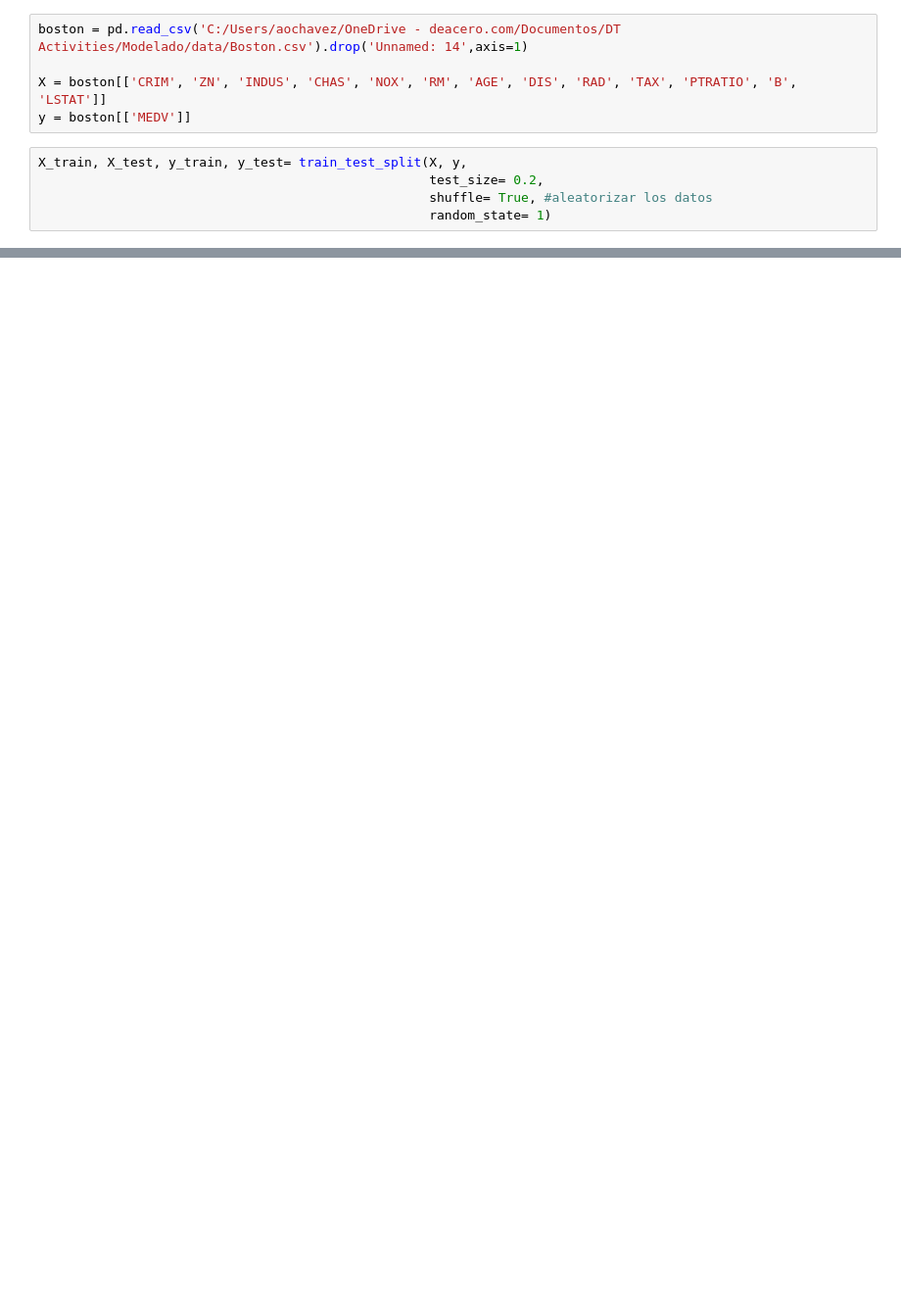
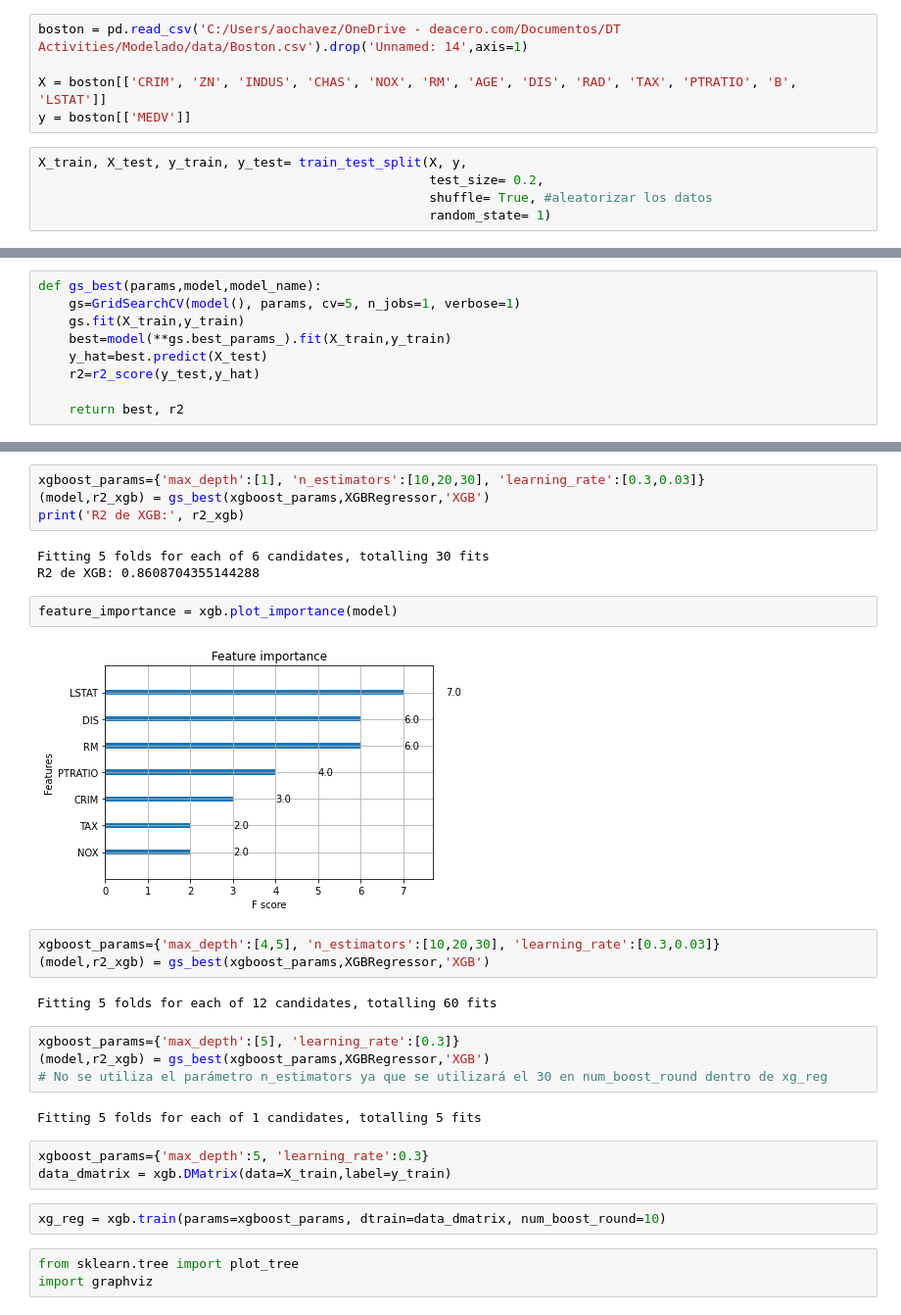
Before and after one commit to Aochavezw/Modelos, a Jupyter notebook: XGboost.ipynb, the cells around one changed output, grey strips where cells are left out. Shown: that part at 98% size. Drawn from its saved outputs; the diff is of its cells as text; blank space fills up the shorter version.

```diff
--- a/XGboost.ipynb
+++ b/XGboost.ipynb
@@ -37,0 +89,9 @@ y_hat_xgbm= xgbm.predict(X_test)
+# %%
+def gs_best(params,model,model_name):
+    gs=GridSearchCV(model(), params, cv=5, n_jobs=1, verbose=1)
+    gs.fit(X_train,y_train)
+    best=model(**gs.best_params_).fit(X_train,y_train)
+    y_hat=best.predict(X_test)
+    r2=r2_score(y_test,y_hat)
+
+    return best, r2
@@ -37,0 +157,30 @@ y_hat_xgbm= xgbm.predict(X_test)
+# %%
+xgboost_params={'max_depth':[1], 'n_estimators':[10,20,30], 'learning_rate':[0.3,0.03]}
+(model,r2_xgb) = gs_best(xgboost_params,XGBRegressor,'XGB')
+print('R2 de XGB:', r2_xgb)
+# %% [output]
+Fitting 5 folds for each of 6 candidates, totalling 30 fits
+R2 de XGB: 0.8608704355144288
+# %%
+feature_importance = xgb.plot_importance(model)
+# %% [output]
+[figure, added]
+# %%
+xgboost_params={'max_depth':[4,5], 'n_estimators':[10,20,30], 'learning_rate':[0.3,0.03]}
+(model,r2_xgb) = gs_best(xgboost_params,XGBRegressor,'XGB')
+# %% [output]
+Fitting 5 folds for each of 12 candidates, totalling 60 fits
+# %%
+xgboost_params={'max_depth':[5], 'learning_rate':[0.3]}
+(model,r2_xgb) = gs_best(xgboost_params,XGBRegressor,'XGB')
+# No se utiliza el parámetro n_estimators ya que se utilizará el 30 en num_boost_round dentro de xg_reg
+# %% [output]
+Fitting 5 folds for each of 1 candidates, totalling 5 fits
+# %%
+xgboost_params={'max_depth':5, 'learning_rate':0.3}
+data_dmatrix = xgb.DMatrix(data=X_train,label=y_train)
+# %%
+xg_reg = xgb.train(params=xgboost_params, dtrain=data_dmatrix, num_boost_round=10)
+# %%
+from sklearn.tree import plot_tree
+import graphviz
```
Also changed, not shown: parts of 21 cells of this notebook.
